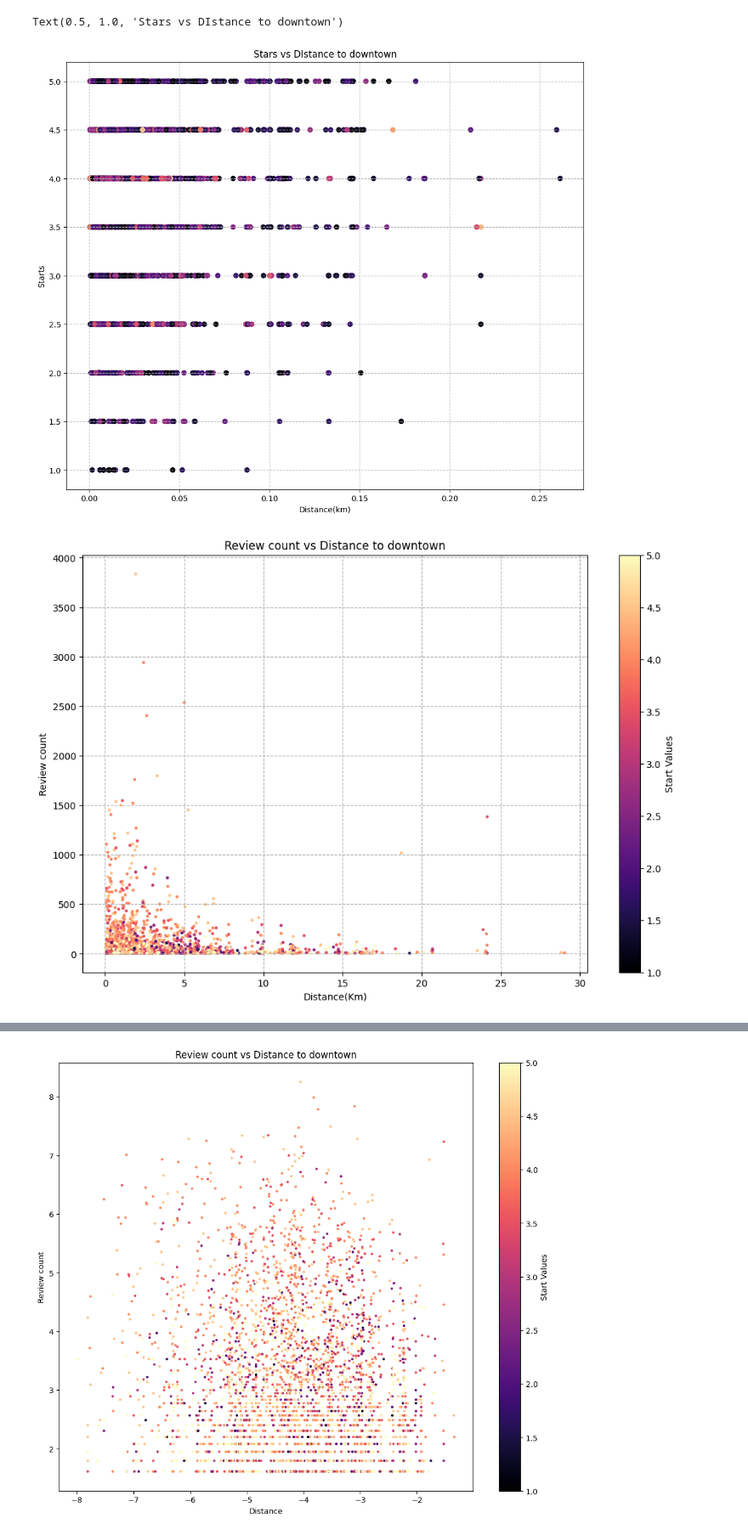
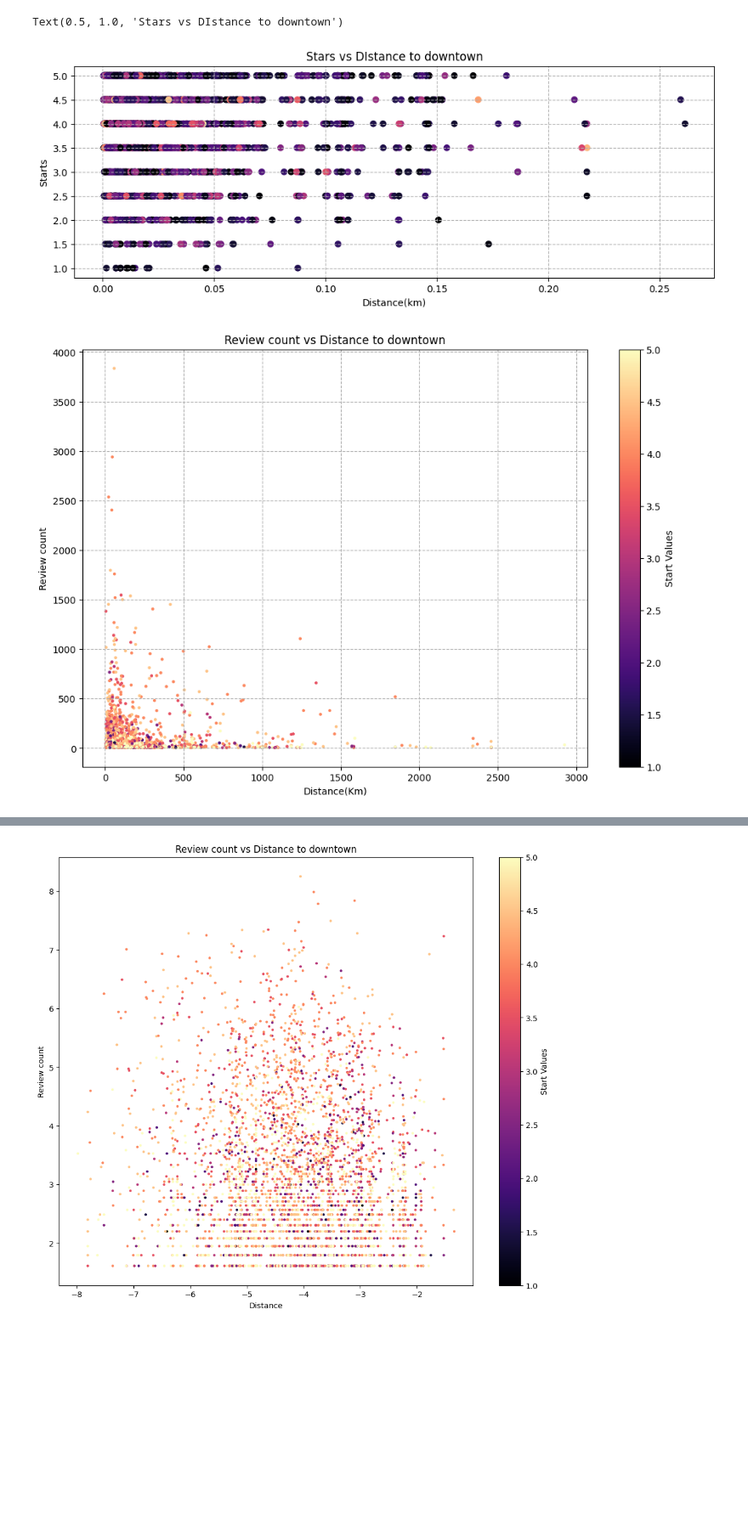
Before and after one commit to yyang35/datascience-capstone-project, a Jupyter notebook: yelp_dataset_distance.ipynb, the cells around one changed output, grey strips where cells are left out. Shown at 85% size. Saved outputs shown, nothing was run; the diff lists cells and outputs as text; code cells hidden in the pictures; blank space fills up the shorter version.

```diff
--- a/yelp_dataset_distance.ipynb
+++ b/yelp_dataset_distance.ipynb
@@ -60,34 +41,35 @@ df_sb
 # %%
 import matplotlib.pyplot as plt
 
-plt.figure(figsize=(12, 10))
+df_sb.sort_values(by='review_count')
+plt.figure(figsize=(12, 4))
 plt.grid(True, linestyle='--')
+
 
 plt.ylabel('Starts')
 plt.xlabel('Distance(km)')
-plt.scatter( df_sb['distance'] , df_sb['stars'],  c= np.log((df_sb['review_count'] / np.max(df_sb['review_count']))), cmap='magma', facecolor='#E1E1E1')
+plt.scatter( df_sb['distance'] , df_sb['stars'],  c=  np.log((df_sb['review_count'] / np.max(df_sb['review_count']))), cmap='magma', facecolor='#E1E1E1')
 plt.title('Stars vs DIstance to downtown')
 # %% [output]
 Text(0.5, 1.0, 'Stars vs DIstance to downtown')
-[figure, old version]
+[figure, new version]
 # %%
 import matplotlib.pyplot as plt
 
 plt.figure(figsize=(12, 8))
 
+som = 1 / df_sb['distance']
 plt.ylabel('Review count')
 plt.xlabel('Distance(Km)')
 plt.title('Review count vs Distance to downtown')
 plt.grid(True, linestyle='--')
 
-plt.scatter( df_sb['distance'] * 111, df_sb['review_count'] , c=df_sb['stars'], cmap='magma', s=5, facecolor='E1E1E1')
+plt.scatter(som, df_sb['review_count'] , c=df_sb['stars'], cmap='magma', s=5, facecolor='E1E1E1')
 
-
-
-# Add a color bar to show the mapping of values to colors
+# Add a color bar to show the mapping of stars to colors
 color_bar = plt.colorbar()
 color_bar.set_label('Start Values')
 
 plt.show()
 # %% [output]
-[figure, old version]
+[figure, new version]
```
Also changed, not shown: parts of 16 cells of this notebook, 1 other file.
